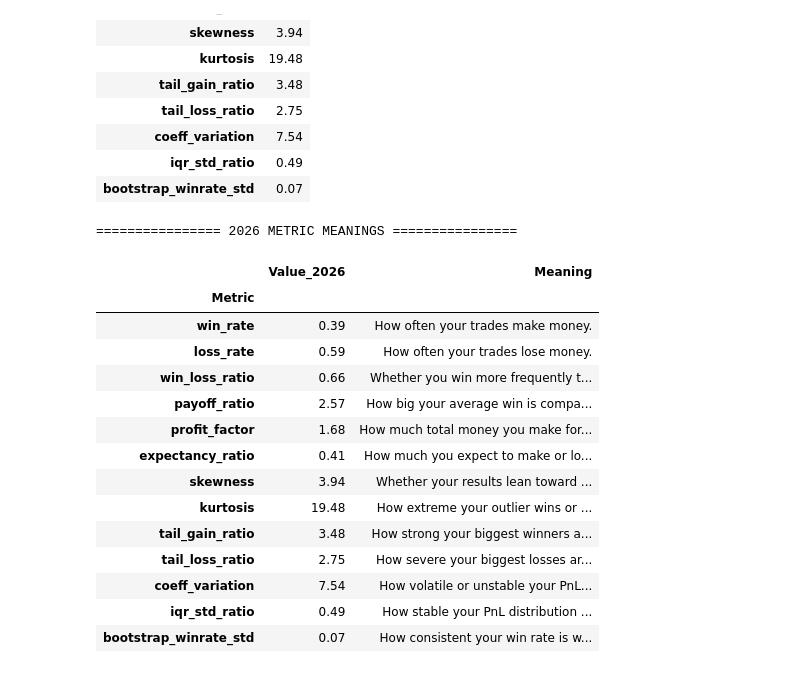
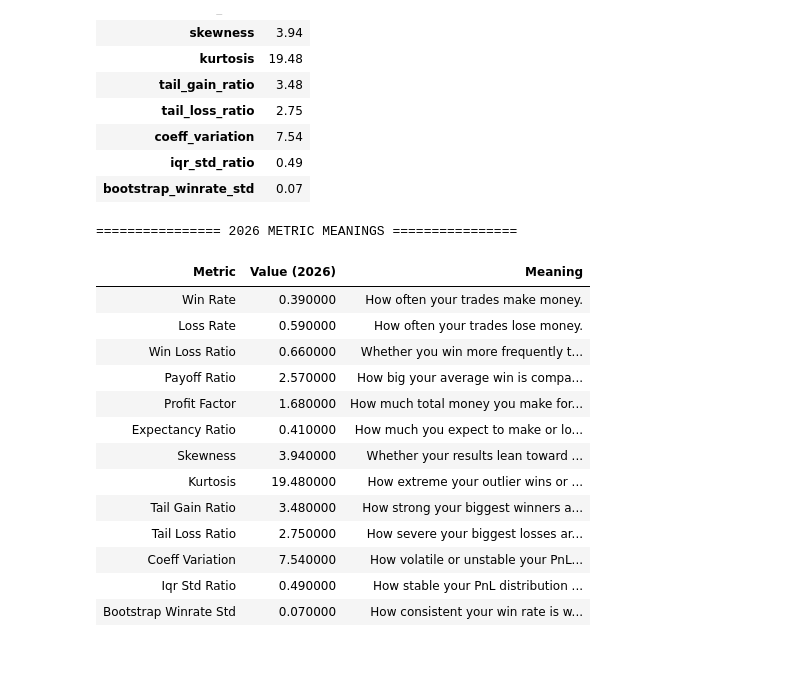
Before and after one commit to nishithkumar11/TradingSystemHealthCheck, a Jupyter notebook: TradingSystem_HealthCheck_2026.ipynb, the cells around one changed output. Drawn from its saved outputs; the diff is of its cells as text; code cells hidden in the pictures.

```diff
--- a/TradingSystem_HealthCheck_2026.ipynb
+++ b/TradingSystem_HealthCheck_2026.ipynb
@@ -197,51 +183,92 @@ display(metrics_2026_df)
 | bootstrap_winrate_std | 0.07 |
 # %%
 # ===============================================================
-# LAYER 7 — INTERPRETATION ENGINE
+# LAYER 7 — INTERPRETATION ENGINE (Improved Presentation)
 # ===============================================================
 
+# One-line human-friendly meanings for each metric
 explanations = {
     "win_rate": "How often your trades make money.",
     "loss_rate": "How often your trades lose money.",
     "win_loss_ratio": "Whether you win more frequently than you lose.",
     "payoff_ratio": "How big your average win is compared to your average loss.",
     "profit_factor": "How much total money you make for every dollar you lose.",
     "expectancy_ratio": "How much you expect to make or lose per trade on average.",
     "skewness": "Whether your results lean toward big wins or big losses.",
     "kurtosis": "How extreme your outlier wins or losses are.",
     "tail_gain_ratio": "How strong your biggest winners are compared to normal winners.",
     "tail_loss_ratio": "How severe your biggest losses are compared to normal losses.",
     "coeff_variation": "How volatile or unstable your PnL is relative to its average.",
     "iqr_std_ratio": "How stable your PnL distribution is against extreme values.",
     "bootstrap_winrate_std": "How consistent your win rate is when the data is reshuffled."
 }
 
+# Ordered list: basic → intermediate → advanced
+metric_order = [
+    "win_rate",
+    "loss_rate",
+    "win_loss_ratio",
+    "payoff_ratio",
+    "profit_factor",
+    "expectancy_ratio",
+    "skewness",
+    "kurtosis",
+    "tail_gain_ratio",
+    "tail_loss_ratio",
+    "coeff_variation",
+    "iqr_std_ratio",
+    "bootstrap_winrate_std"
+]
+
+# Build interpretation table in correct order
 rows_2026 = []
-for metric, value in metrics_2026.items():
+for metric in metric_order:
     rows_2026.append({
-        "Metric": metric,
-        "Value_2026": round(value, 2),
-        "Meaning": explanations.get(metric, "No description available.")
+        "Metric": metric.replace("_", " ").title(),
+        "Value (2026)": round(metrics_2026[metric], 2),
+        "Meaning": explanations[metric]
     })
 
-interpretation_2026 = pd.DataFrame(rows_2026).set_index("Metric")
+interpretation_2026 = pd.DataFrame(rows_2026)
+
+# Apply clean left-aligned styling
+styled_table = (
+    interpretation_2026.style
+    .set_properties(**{
+        'text-align': 'left',
+        'background-color': '#fafafa',
+        'border-color': '#d0d0d0',
+        'border-width': '1px',
+        'border-style': 'solid',
+        'padding': '6px'
+    })
+    .set_table_styles([
+        {'selector': 'th', 'props': [
+            ('background-color', '#2c3e50'),
+            ('color', 'white'),
+            ('font-weight', 'bold'),
+            ('text-align', 'left'),
+            ('padding', '8px')
+        ]}
+    ])
+    .hide(axis="index")
+)
 
 print("\n================ 2026 METRIC MEANINGS ================\n")
-display(interpretation_2026)
+styled_table
 # %% [output]
 ================ 2026 METRIC MEANINGS ================
-|  | Value_2026 | Meaning |
-| Metric |  |  |
-| win_rate | 0.39 | How often your trades make money. |
-| loss_rate | 0.59 | How often your trades lose money. |
-| win_loss_ratio | 0.66 | Whether you win more frequently t... |
-| payoff_ratio | 2.57 | How big your average win is compa... |
-| profit_factor | 1.68 | How much total money you make for... |
-| expectancy_ratio | 0.41 | How much you expect to make or lo... |
-| skewness | 3.94 | Whether your results lean toward ... |
-| kurtosis | 19.48 | How extreme your outlier wins or ... |
-| tail_gain_ratio | 3.48 | How strong your biggest winners a... |
-| tail_loss_ratio | 2.75 | How severe your biggest losses ar... |
-| coeff_variation | 7.54 | How volatile or unstable your PnL... |
-| iqr_std_ratio | 0.49 | How stable your PnL distribution ... |
-| bootstrap_winrate_std | 0.07 | How consistent your win rate is w... |
+| Metric | Value (2026) | Meaning |
+| Win Rate | 0.390000 | How often your trades make money. |
+| Loss Rate | 0.590000 | How often your trades lose money. |
+| Win Loss Ratio | 0.660000 | Whether you win more frequently t... |
+| Payoff Ratio | 2.570000 | How big your average win is compa... |
+| Profit Factor | 1.680000 | How much total money you make for... |
+| Expectancy Ratio | 0.410000 | How much you expect to make or lo... |
+| Skewness | 3.940000 | Whether your results lean toward ... |
+| Kurtosis | 19.480000 | How extreme your outlier wins or ... |
+| Tail Gain Ratio | 3.480000 | How strong your biggest winners a... |
+| Tail Loss Ratio | 2.750000 | How severe your biggest losses ar... |
+| Coeff Variation | 7.540000 | How volatile or unstable your PnL... |
+| Iqr Std Ratio | 0.490000 | How stable your PnL distribution ... |
+| Bootstrap Winrate Std | 0.070000 | How consistent your win rate is w... |
```
Also changed, not shown: parts of 1 cell of this notebook.
